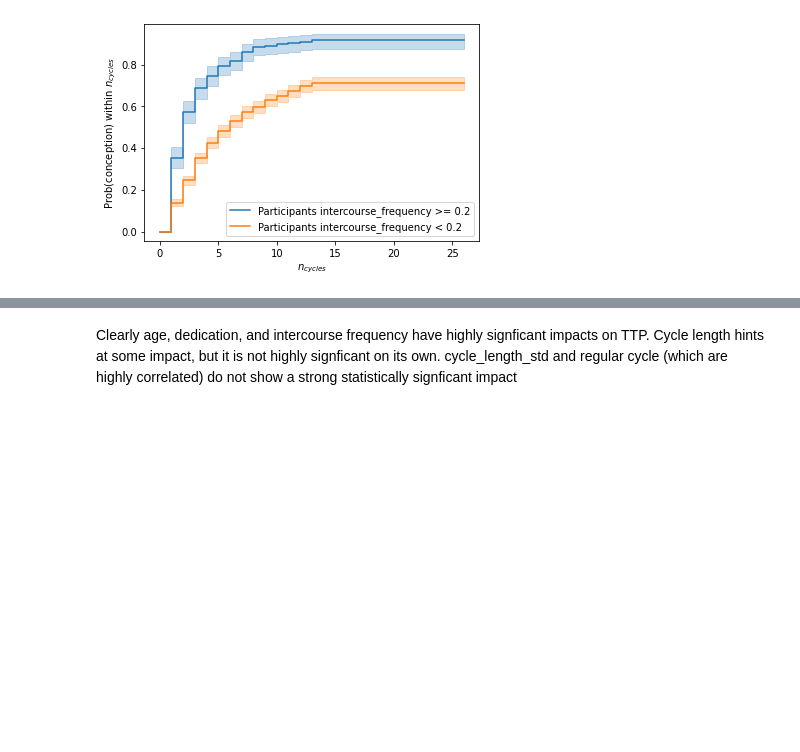
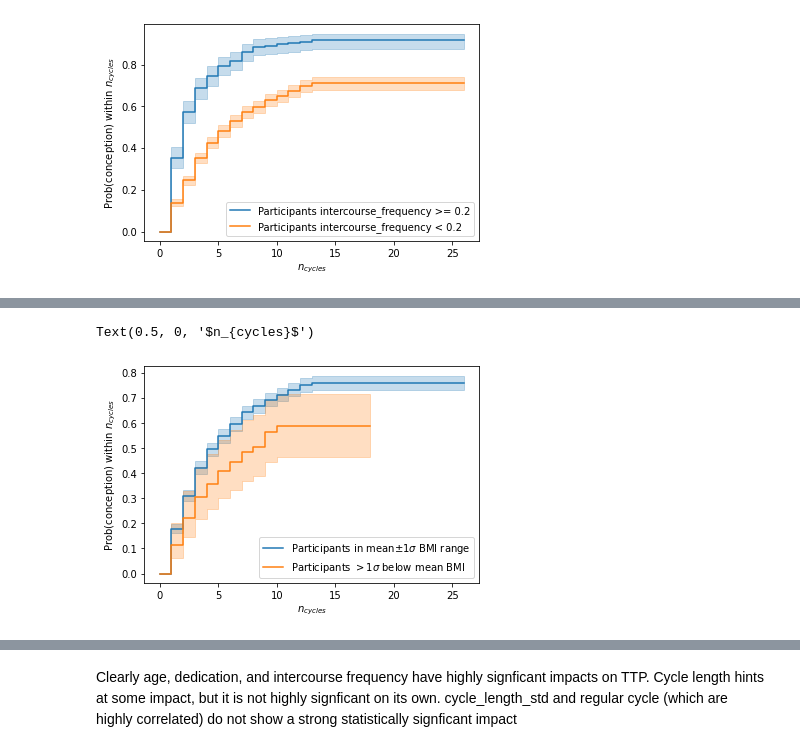
Before and after one commit to kdlong/NCA, a Jupyter notebook: importance_analysis.ipynb, the cells around one changed output, grey strips where cells are left out. Cells and saved outputs as stored; diff of their text form; code cells hidden in the pictures; blank space fills up the shorter version.

```diff
--- a/importance_analysis.ipynb
+++ b/importance_analysis.ipynb
@@ -51,0 +83,10 @@ fig = data_prep.compare_km_cumulatives(df, "regular_cycle", 0, 1)
+# %%
+fig = plt.figure()
+ax = fig.add_subplot()
+kmfmed.plot_cumulative_density(label=f"Participants in mean$\pm 1\sigma$ BMI range", ax=ax)
+fig = kmfdown.plot_cumulative_density(label=f"Participants $>1\sigma$ below mean BMI", ax=ax)
+ax.set_ylabel("Prob(conception) within $n_{cycles}$")
+ax.set_xlabel("$n_{cycles}$")
+# %% [output]
+Text(0.5, 0, '$n_{cycles}$')
+[figure, added]
```
Also changed, not shown: parts of 19 cells of this notebook, 1 other file.
